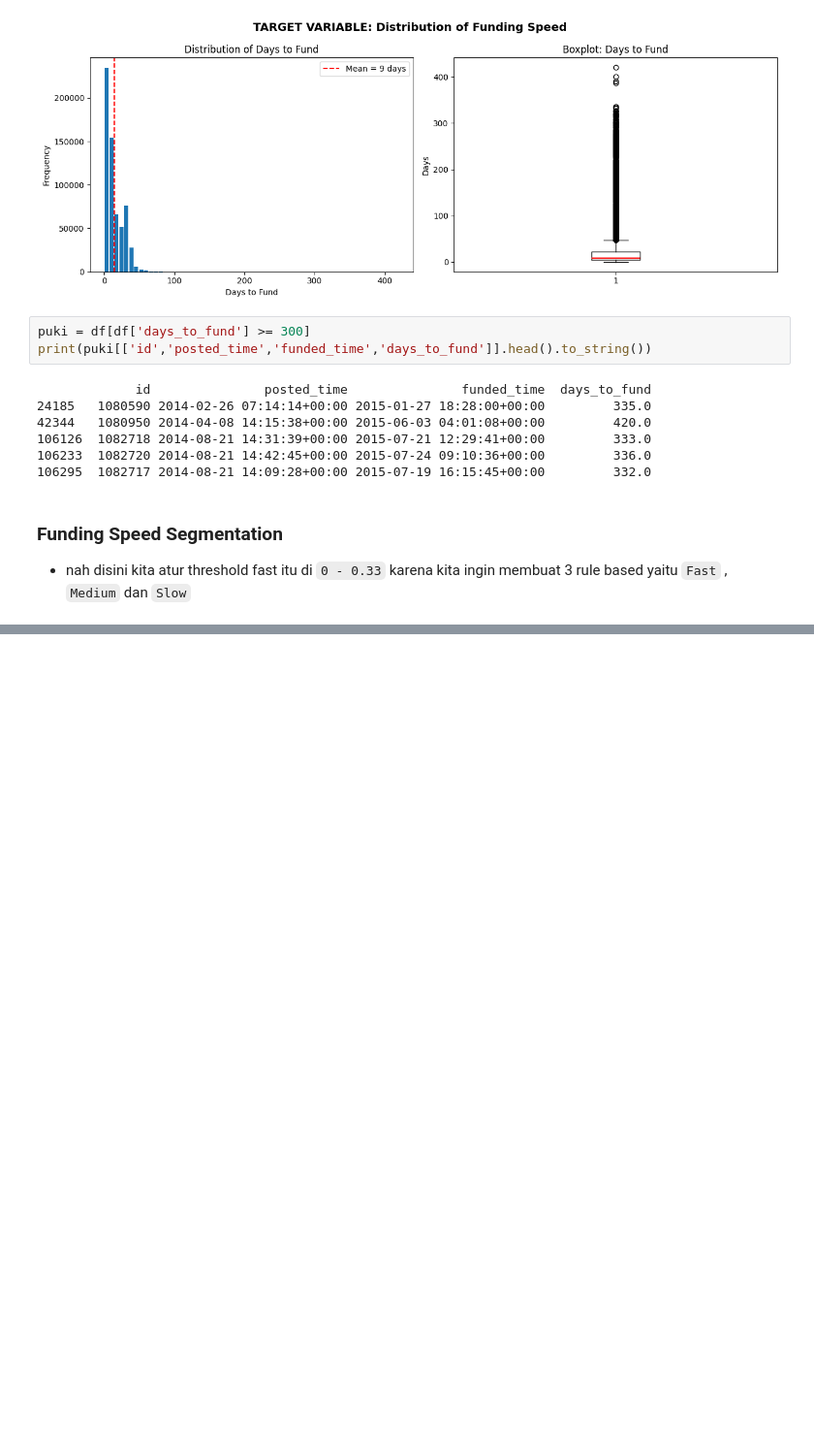
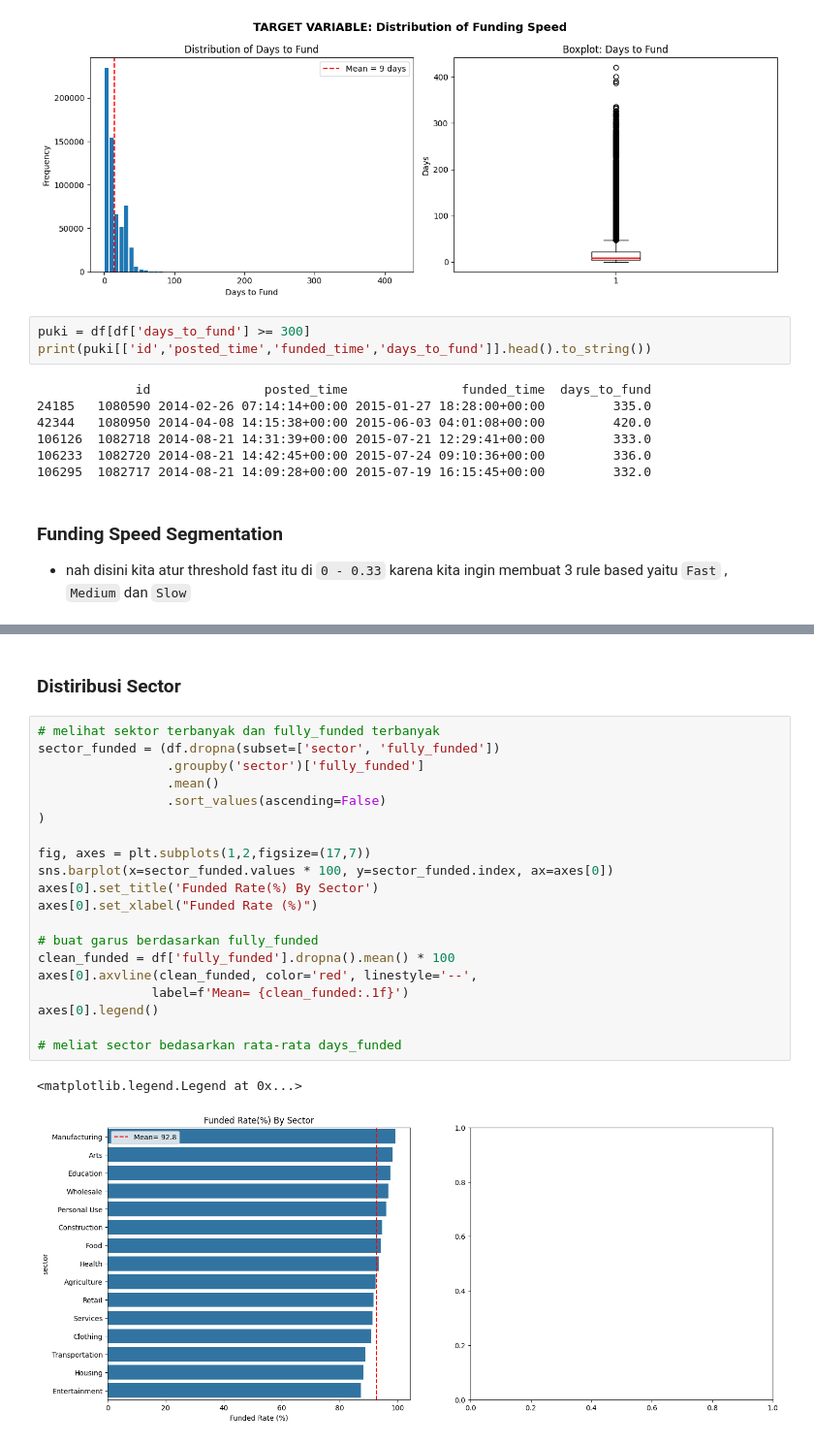
Before and after one commit to PrimaSembiring/kiva-loan-risk-analysis, a Jupyter notebook: notebooks/01_data_understanding.ipynb, the cells around one changed output, grey strips where cells are left out. Shown at 97% size. Drawn from its saved outputs; the diff is of its cells as text; blank space fills up the shorter version.

```diff
--- a/notebooks/01_data_understanding.ipynb
+++ b/notebooks/01_data_understanding.ipynb
@@ -275,0 +293,25 @@ np.int64(69573)
+# %% [markdown]
+### Distiribusi Sector
+# %%
+# melihat sektor terbanyak dan fully_funded terbanyak
+sector_funded = (df.dropna(subset=['sector', 'fully_funded'])
+                 .groupby('sector')['fully_funded']
+                 .mean()
+                 .sort_values(ascending=False)
+)
+
+fig, axes = plt.subplots(1,2,figsize=(17,7))
+sns.barplot(x=sector_funded.values * 100, y=sector_funded.index, ax=axes[0])
+axes[0].set_title('Funded Rate(%) By Sector')
+axes[0].set_xlabel("Funded Rate (%)")
+
+# buat garus berdasarkan fully_funded
+clean_funded = df['fully_funded'].dropna().mean() * 100
+axes[0].axvline(clean_funded, color='red', linestyle='--',
+               label=f'Mean= {clean_funded:.1f}')
+axes[0].legend()
+
+# meliat sector bedasarkan rata-rata days_funded
+# %% [output]
+<matplotlib.legend.Legend at 0x...>
+[figure, added]
```
Also changed, not shown: parts of 4 cells of this notebook.
